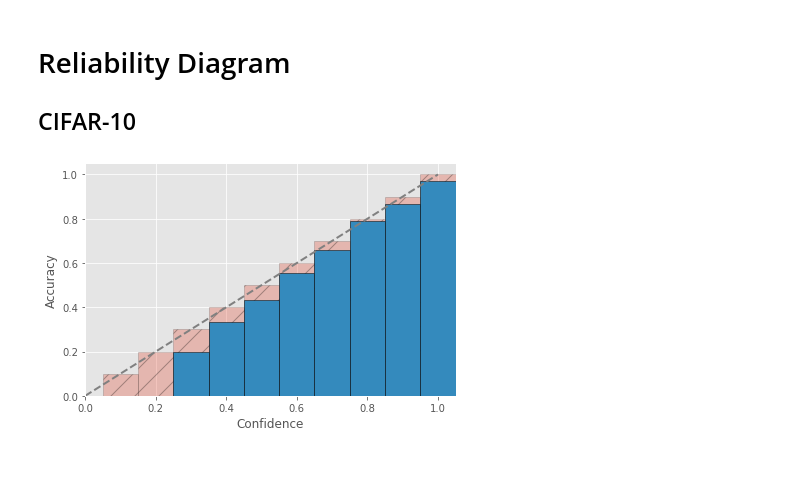
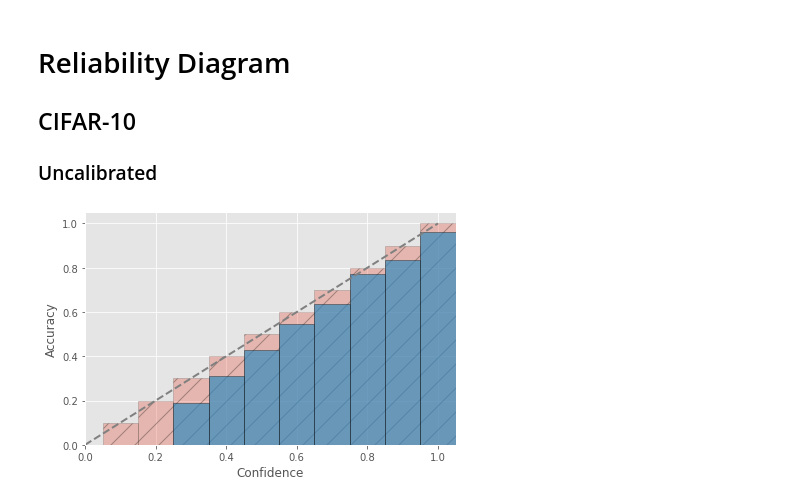
Before and after one commit to NiuJ1ao/Calibrating-Uncertainty-Estimates, a Jupyter notebook: plot.ipynb, the cells around one changed output. Saved outputs shown, nothing was run; the diff lists cells and outputs as text; code cells hidden in the pictures; blank space fills up the shorter version.

```diff
--- a/plot.ipynb
+++ b/plot.ipynb
@@ -9,7 +9,7 @@ def plot_reliability_diagrams(fname, predictions, confidences, references):
     bins, _, bin_accs, _ = partition_bins(predictions, confidences, references)
 
     plt.bar(bins, bins, width=0.1, alpha=0.3, edgecolor='black', hatch='/')
-    plt.bar(bins, bin_accs, width=0.1, alpha=1, edgecolor='black')
+    plt.bar(bins, bin_accs, width=0.1, alpha=0.7, edgecolor='black')
     plt.plot([0,1],[0,1], '--', color='gray', linewidth=2)
     plt.ylim([0, 1.05])
     plt.xlim([0, 1.05])
@@ -27,8 +27,10 @@ def load_outputs(path):
 # %% [markdown]
 # Reliability Diagram
 ## CIFAR-10
+### Uncalibrated
 # %%
-predictions, confidences, references = load_outputs("outputs/resnet_cifar-10_0.0181")
+predictions, confidences, references = load_outputs("outputs/resnet_cifar-10_0.0235")
+
 plot_reliability_diagrams("CIFAR-uncalibrated", predictions, confidences, references)
 # %% [output]
-[figure, old version]
+[figure, new version]
```
Also changed, not shown: parts of 8 cells of this notebook, 21 other files.
